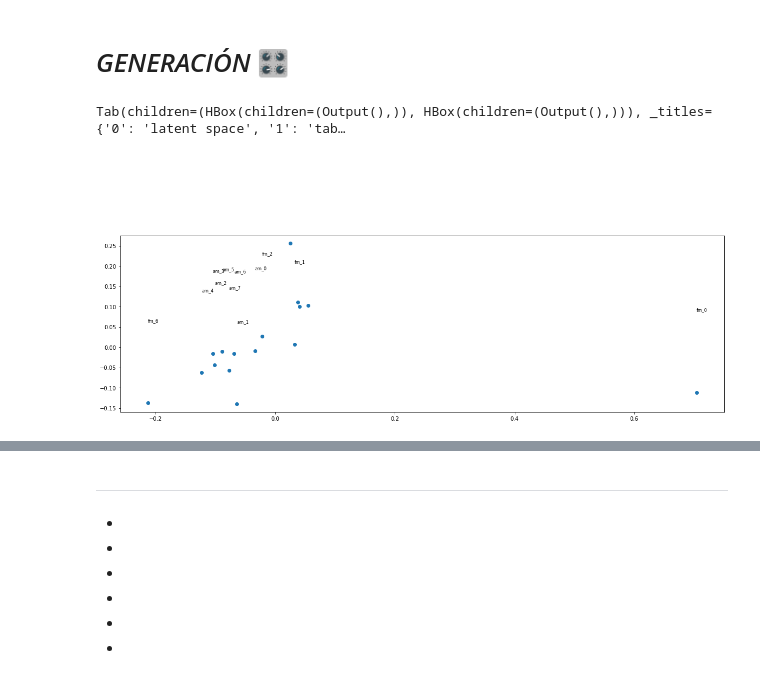
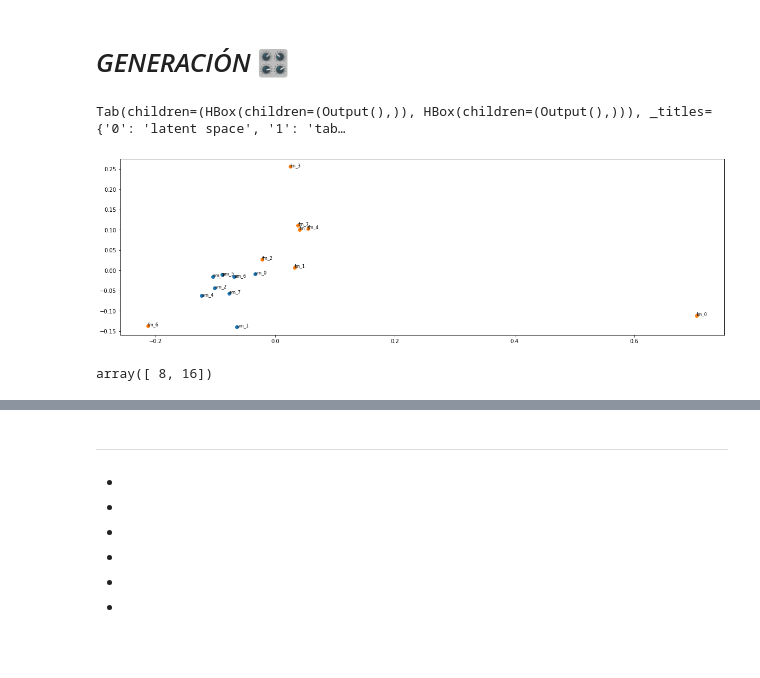
Before and after one commit to mezaga/ACIML-prototype, a Jupyter notebook: ACIML_prototype_lab.ipynb, the cells around one changed output, grey strips where cells are left out. Drawn from its saved outputs; the diff is of its cells as text; code cells hidden in the pictures; blank space fills up the shorter version.

```diff
--- a/ACIML_prototype_lab.ipynb
+++ b/ACIML_prototype_lab.ipynb
@@ -1061,39 +1061,54 @@ fig.show()
 from IPython.display import display
 import ipywidgets as widgets
 import matplotlib.pyplot as plt
+from collections import Counter
+
+
 plt.figure(figsize = [20,6])
 
 def setup_ui(df):
 
     out2 = widgets.Output()
     with out2:
         display(df)
     return out2
 
 def viz_ui():
     out2 = widgets.Output()
     with out2:
       try:
         update = list(zip(DATA_filt['gid'],ids, np.vstack(all_tracks_latent)))
         pca_df = pd.DataFrame(data= update)
+        g_id= [update[i][0] for i in range(len(update))]
+        g_id = np.cumsum(list(Counter(np.array(g_id)).values()))
         pca = PCA(n_components= 2)
         latent_pca = pca.fit_transform(np.vstack(pca_df[2]))
-        plt.scatter(latent_pca[0:, 0], latent_pca[0: ,1])
+        for i, lb in enumerate(g_id):
+          #print(i,lb)
+          if i == 0:
+            plt.scatter(latent_pca[0:lb,0],latent_pca[0:lb,1])
+          else:
+            plt.scatter(latent_pca[g_id[i-1]:lb,0],latent_pca[g_id[i-1]:lb,1])
+
         for idx, id in enumerate(pca_df[1]):
-                  plt.annotate(id,(latent_pca[idx][0], latent_pca[idx][1]+ 0.2), fontsize= 8)
+                  plt.annotate(id,(latent_pca[idx][0], latent_pca[idx][1]+ 0.0002), fontsize= 8)
       except TypeError:
         print("No olvides evaluar el modelo")
     return out2
 
 
 df_display = HBox(children = [setup_ui(DATA_filt.loc[:,'gid':])])
 latent_display = HBox(children = [viz_ui()])
 
 tab_latent = widgets.Tab()
 tab_latent.children = [latent_display, df_display]
 tab_latent.set_title(0,"latent space")
 tab_latent.set_title(1,"table")
 tab_latent
 # %% [output]
 Tab(children=(HBox(children=(Output(),)), HBox(children=(Output(),))), _titles={'0': 'latent space', '1': 'tab…
-[figure, old version]
+[figure, new version]
+# %%
+g_id
+# %% [output]
+array([ 8, 16])
```
Also changed, not shown: parts of 3 cells of this notebook.
